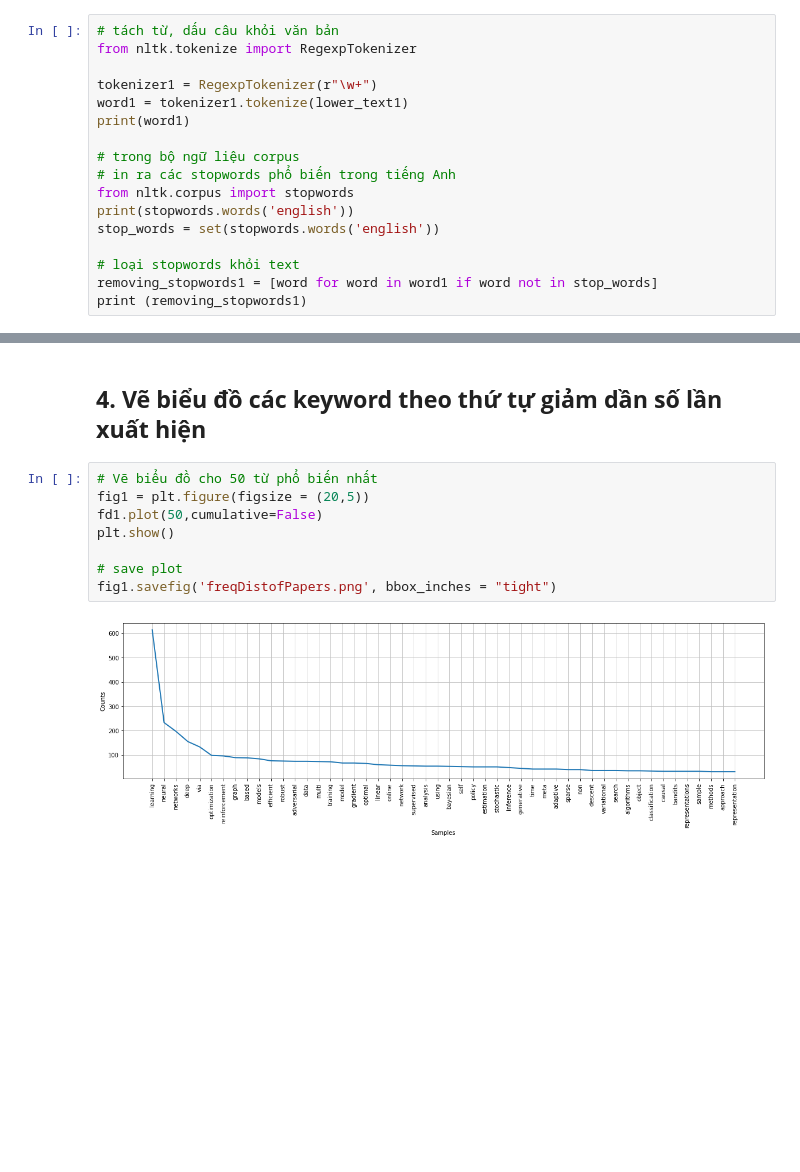
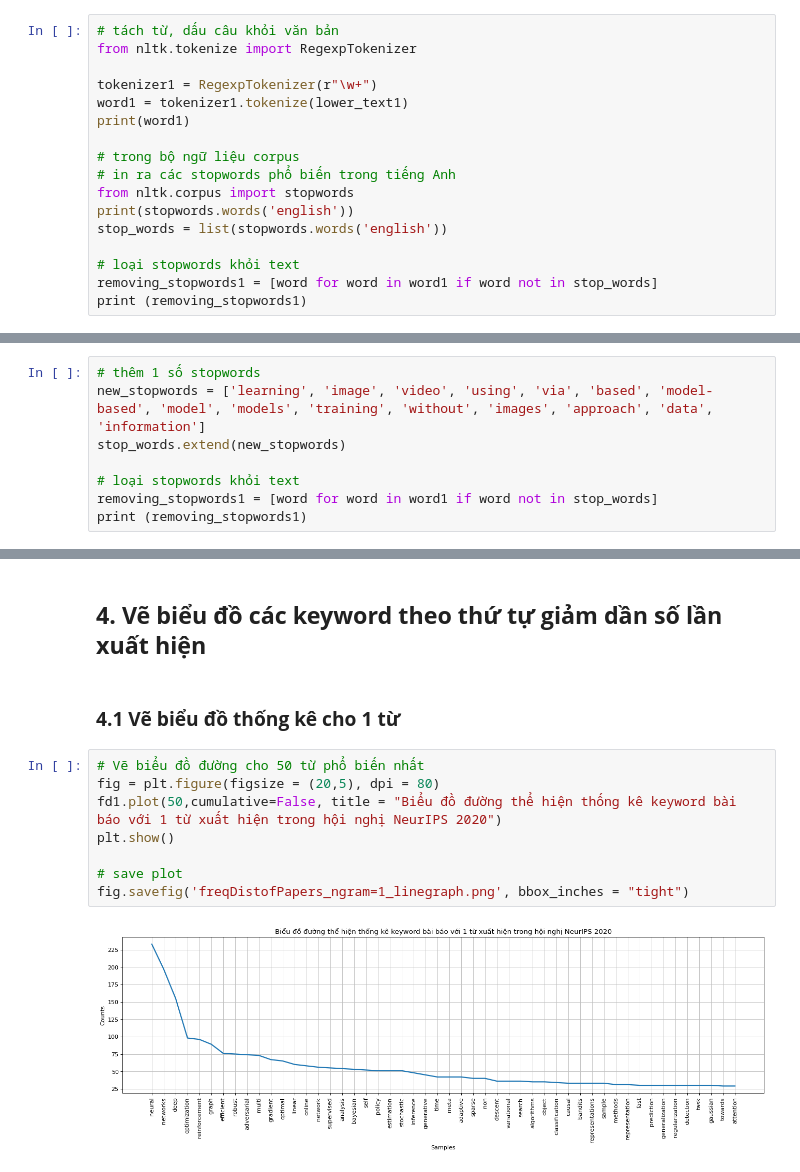
Before and after one commit to ndtuan10/Cac_van_de_chon_loc_trong_CV_CS420.M11.KHCL, a Jupyter notebook: BaiTap/BaiTap1_Thống_kê_keyword_các_bài_báo_trong_1_hội_nghị/Bài_tập_1_Thống_kê_keyword_của_tiêu_đề_tác_giả_trong_1_hội_nghị.ipynb, the cells around one changed output, grey strips where cells are left out. Cells and saved outputs as stored; diff of their text form; blank space fills up the shorter version.

```diff
--- a/BaiTap/BaiTap1_Thống_kê_keyword_các_bài_báo_trong_1_hội_nghị/Bài_tập_1_Thống_kê_keyword_của_tiêu_đề_tác_giả_trong_1_hội_nghị.ipynb
+++ b/BaiTap/BaiTap1_Thống_kê_keyword_các_bài_báo_trong_1_hội_nghị/Bài_tập_1_Thống_kê_keyword_của_tiêu_đề_tác_giả_trong_1_hội_nghị.ipynb
@@ -165,7 +234,7 @@ print(word1)
 # in ra các stopwords phổ biến trong tiếng Anh
 from nltk.corpus import stopwords
 print(stopwords.words('english'))
-stop_words = set(stopwords.words('english'))
+stop_words = list(stopwords.words('english'))
 
 # loại stopwords khỏi text
 removing_stopwords1 = [word for word in word1 if word not in stop_words]
@@ -176,0 +248,8 @@ print (removing_stopwords1)
+# %%
+# thêm 1 số stopwords
+new_stopwords = ['learning', 'image', 'video', 'using', 'via', 'based', 'model-based', 'model', 'models', 'training', 'without', 'images', 'approach', 'data', 'information']
+stop_words.extend(new_stopwords)
+
+# loại stopwords khỏi text
+removing_stopwords1 = [word for word in word1 if word not in stop_words]
+print (removing_stopwords1)
@@ -190,12 +291,14 @@ print (fd1.most_common(1000))
 # %% [markdown]
 ## **4. Vẽ biểu đồ các keyword theo thứ tự giảm dần số lần xuất hiện**
+# %% [markdown]
+### **4.1 Vẽ biểu đồ thống kê cho 1 từ**
 # %%
-# Vẽ biểu đồ cho 50 từ phổ biến nhất
-fig1 = plt.figure(figsize = (20,5))
-fd1.plot(50,cumulative=False)
+# Vẽ biểu đồ đường cho 50 từ phổ biến nhất
+fig = plt.figure(figsize = (20,5), dpi = 80)
+fd1.plot(50,cumulative=False, title = "Biểu đồ đường thể hiện thống kê keyword bài báo với 1 từ xuất hiện trong hội nghị NeurIPS 2020")
 plt.show()
 
 # save plot
-fig1.savefig('freqDistofPapers.png', bbox_inches = "tight")
+fig.savefig('freqDistofPapers_ngram=1_linegraph.png', bbox_inches = "tight")
 # %% [output]
-[figure, old version]
+[figure, new version]
```
Also changed, not shown: parts of 25 cells of this notebook.
